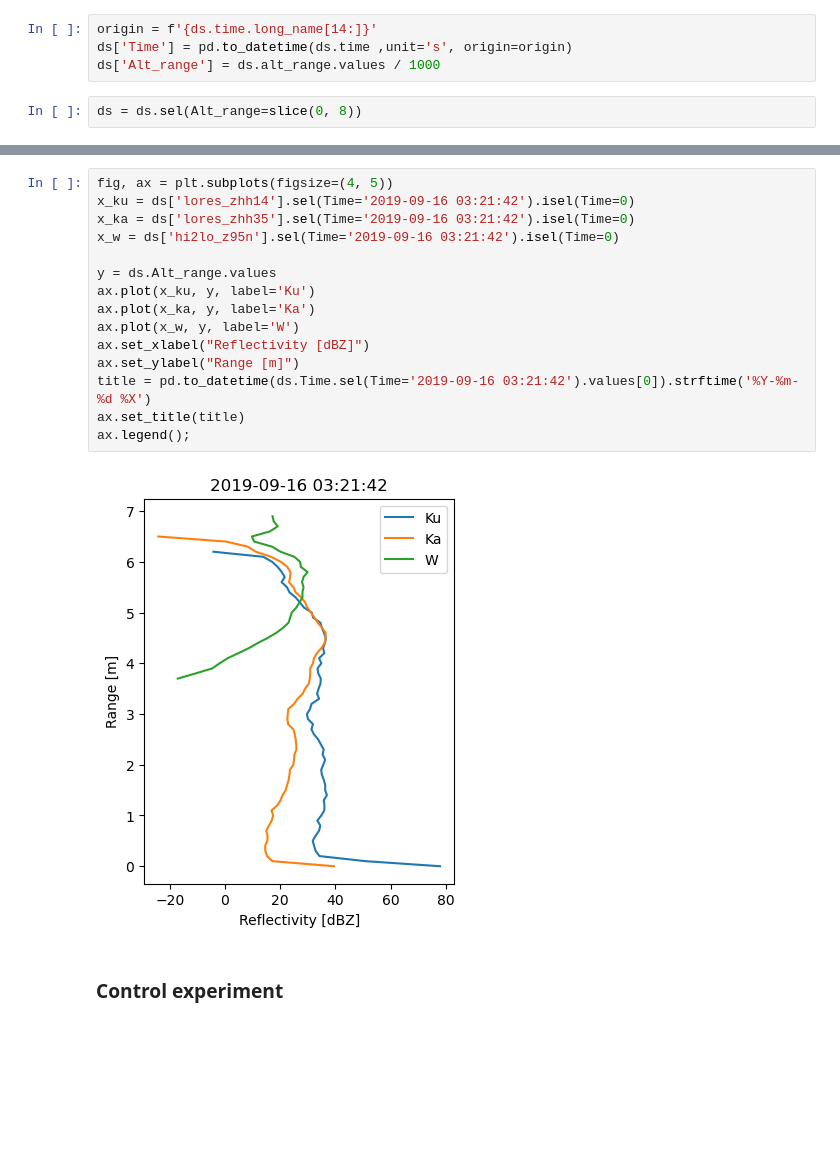
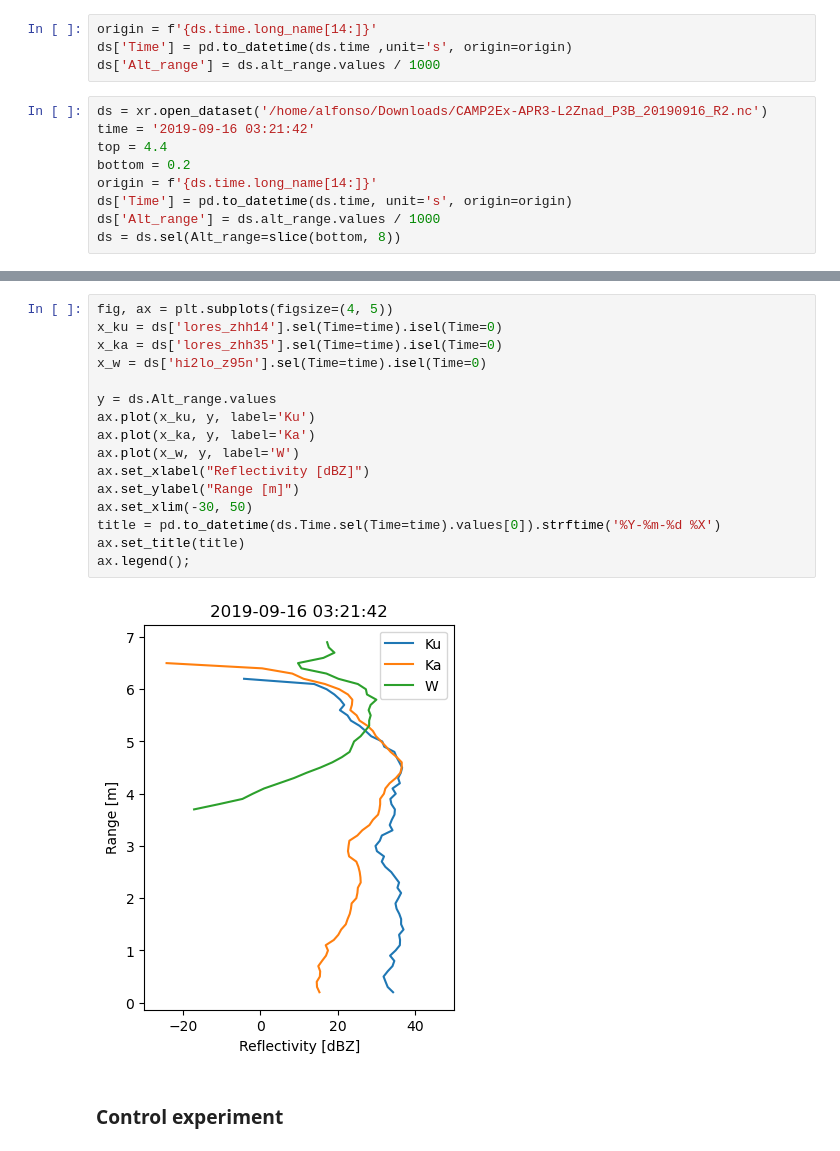
Before and after one commit to aladinor/notebooks, a Jupyter notebook: Attenuation.ipynb, the cells around one changed output, grey strips where cells are left out. Cells and saved outputs as stored; diff of their text form; blank space fills up the shorter version.

```diff
--- a/Attenuation.ipynb
+++ b/Attenuation.ipynb
@@ -23,7 +23,14 @@ origin = f'{ds.time.long_name[14:]}'
 ds['Time'] = pd.to_datetime(ds.time ,unit='s', origin=origin)
 ds['Alt_range'] = ds.alt_range.values / 1000
 # %%
-ds = ds.sel(Alt_range=slice(0, 8))
+ds = xr.open_dataset('/home/alfonso/Downloads/CAMP2Ex-APR3-L2Znad_P3B_20190916_R2.nc')
+time = '2019-09-16 03:21:42'
+top = 4.4
+bottom = 0.2
+origin = f'{ds.time.long_name[14:]}'
+ds['Time'] = pd.to_datetime(ds.time, unit='s', origin=origin)
+ds['Alt_range'] = ds.alt_range.values / 1000
+ds = ds.sel(Alt_range=slice(bottom, 8))
 # %%
 fig, (ax, ax1, ax2) = plt.subplots(3, 1, figsize=(8, 8), sharex=True)
 
@@ -57,20 +64,21 @@ fig.colorbar(sc2, ax=ax2, pad=0.01, label='Reflectivity [dBZ]')
 # %%
 fig, ax = plt.subplots(figsize=(4, 5))
-x_ku = ds['lores_zhh14'].sel(Time='2019-09-16 03:21:42').isel(Time=0)
-x_ka = ds['lores_zhh35'].sel(Time='2019-09-16 03:21:42').isel(Time=0)
-x_w = ds['hi2lo_z95n'].sel(Time='2019-09-16 03:21:42').isel(Time=0)
+x_ku = ds['lores_zhh14'].sel(Time=time).isel(Time=0)
+x_ka = ds['lores_zhh35'].sel(Time=time).isel(Time=0)
+x_w = ds['hi2lo_z95n'].sel(Time=time).isel(Time=0)
 
 y = ds.Alt_range.values
 ax.plot(x_ku, y, label='Ku')
 ax.plot(x_ka, y, label='Ka')
 ax.plot(x_w, y, label='W')
 ax.set_xlabel("Reflectivity [dBZ]")
 ax.set_ylabel("Range [m]")
-title = pd.to_datetime(ds.Time.sel(Time='2019-09-16 03:21:42').values[0]).strftime('%Y-%m-%d %X')
+ax.set_xlim(-30, 50)
+title = pd.to_datetime(ds.Time.sel(Time=time).values[0]).strftime('%Y-%m-%d %X')
 ax.set_title(title)
 ax.legend();
 # %% [output]
-[figure, old version]
+[figure, new version]
 # %% [markdown]
 ### Control experiment
 # %% [markdown]
```
Also changed, not shown: parts of 10 cells of this notebook.
